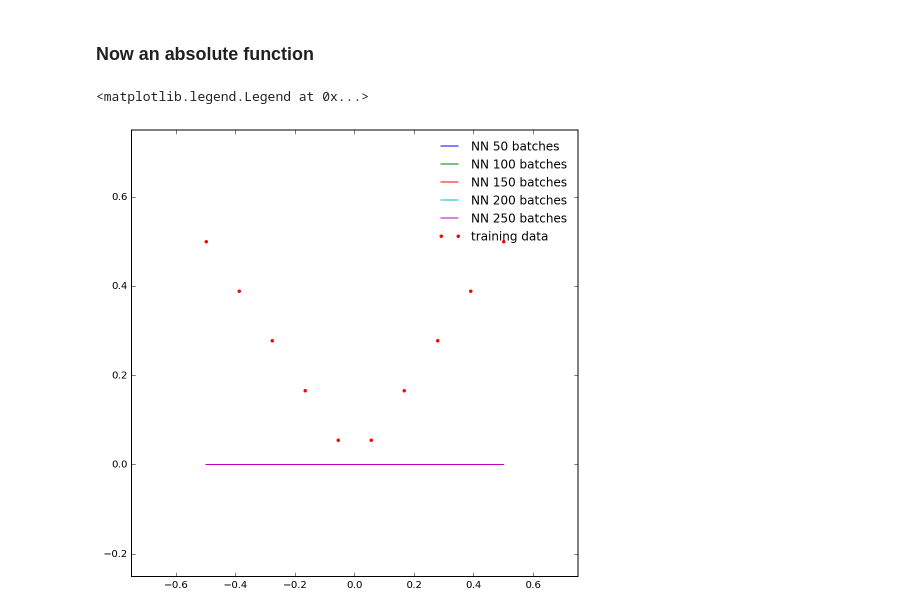
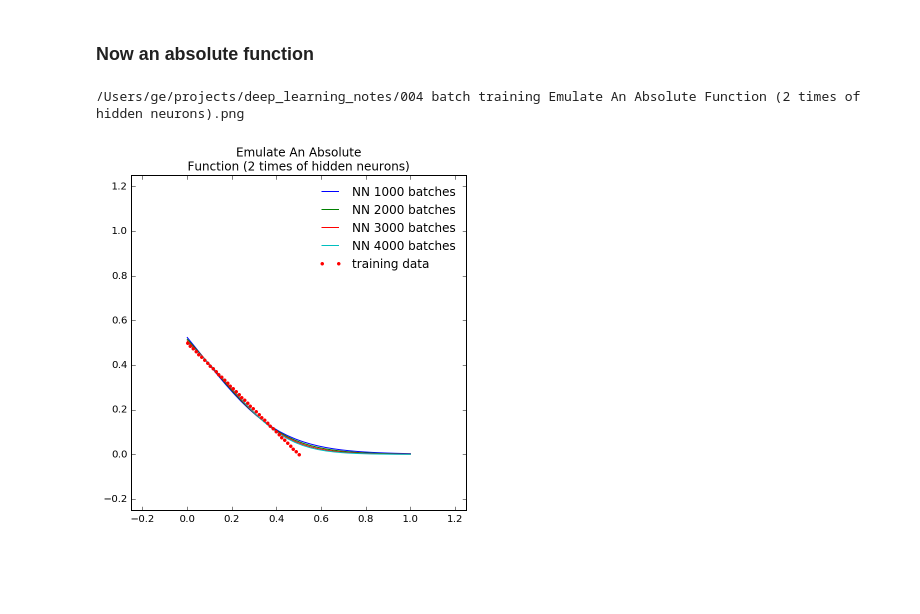
Before and after one commit to geyang/deep_learning_notes, a Jupyter notebook: 004 - optimize batch training.ipynb, the cells around one changed output. Cells and saved outputs as stored; diff of their text form; code cells hidden in the pictures; blank space fills up the shorter version.

```diff
--- a/004 - optimize batch training.ipynb
+++ b/004 - optimize batch training.ipynb
@@ -227,7 +227,7 @@ imshow(nw.weights[2], interpolation='none', aspect=1);colorbar()
 target_func = lambda x: 1 if x < 0.5 else 0
 nw = Network([1, 4,  1])
 
-figure(figsize=(8, 8))
+figure(figsize=(4, 4))
 #subplot(141)
 
 
@@ -236,8 +236,8 @@ inputs = [[x] for x in np.linspace(0, 1, batch_size)]
 targets = [[target_func(x)] for x in np.linspace(0, 1, batch_size)]
 
 n = 0
-for i in range(5):
-    for ind in range(50):
+for i in range(3):
+    for ind in range(40):
         n += 1;
         nw.train_batch(inputs, targets, 10)
     Plot(lambda x: nw.output([x])[0], [0, 1], label="NN {} batches".format(n))
@@ -245,5 +245,14 @@ for i in range(5):
 plot([i[0] for i in inputs], [t[0] for t in targets], 'r.', label="training data")
 xlim(-0.25, 1.25)
 ylim(-0.25, 1.25)
-legend(loc=1, frameon=False)
+_title = "Training Progress Through\nMini-batches (4 hidden neurons)"
+title(_title, fontsize=15)
+legend(loc=(1.2, 0.25), frameon=False)
+
+fn = "004 batch training " + _title.replace('\n', ' ') + ".png"
+savefig(fn, dpi=300,
+        bbox_inches='tight',
+               transparent=True,
+               pad_inches=0)
+FileLink(fn)
 # %% [output]
@@ -285,31 +302,38 @@ legend(loc=4, frameon=False)
 ### Now an absolute function
 # %%
 # train as a simple neuron
-target_func = lambda x: np.abs(x)
-nw = Network([1, 4,  1])
+target_func = lambda x: np.abs(x - 0.5)
+nw = Network([1, 20,  1])
 
-figure(figsize=(8, 8))
-#subplot(141)
+figure(figsize=(6, 6))
 
-
-batch_size = 10
-grid = np.linspace(-0.5, 0.5, batch_size)
+batch_size = 40
+grid = np.linspace(0, 0.5, batch_size)
 
 inputs = [[x] for x in grid]
 targets = [[target_func(x)] for x in grid]
 
 n = 0
-for i in range(5):
-    for ind in range(50):
+for i in range(4):
+    for ind in range(1000):
         n += 1;
-        nw.train_batch(inputs, targets, 100)
-
-    Plot(lambda x: nw.output([x])[0], [-0.5, 0.5], label="NN {} batches".format(n))
+        nw.train_batch(inputs, targets, 23)
+    Plot(lambda x: nw.output([x])[0], [0, 1.0], label="NN {} batches".format(n))
 
 plot([i[0] for i in inputs], [t[0] for t in targets], 'r.', label="training data")
-xlim(-0.75, 0.75)
-ylim(-0.25, 0.75)
+
+_title = "Emulate An Absolute\nFunction (2 times of hidden neurons)"
+title(_title)
+xlim(-0.25, 1.25)
+ylim(-0.25, 1.25)
 legend(loc=1, frameon=False)
+fn = "004 batch training " + _title.replace('\n', ' ') + ".png"
+savefig(fn,
+        dpi=300,
+        bbox_inches='tight',
+        transparent=True,
+        pad_inches=0)
+FileLink(fn)
 # %% [output]
-<matplotlib.legend.Legend at 0x...>
+/Users/ge/projects/deep_learning_notes/004 batch training Emulate An Absolute Function (2 times of hidden neurons).png
-[figure, old version]
+[figure, new version]
```
Also changed, not shown: parts of 3 cells of this notebook, 4 other files.
